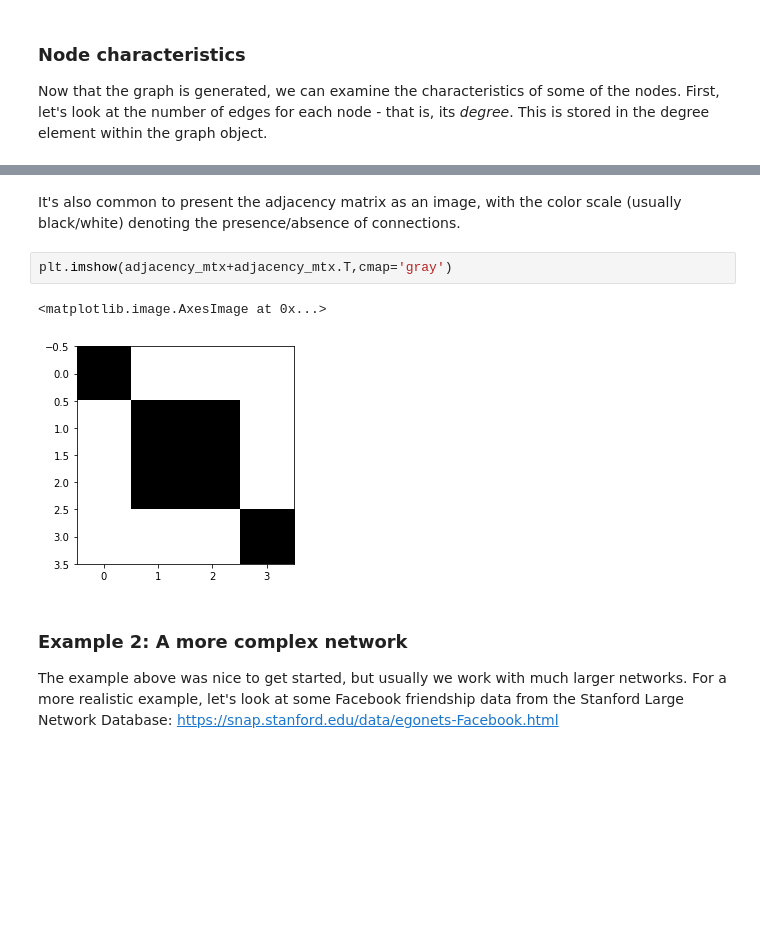
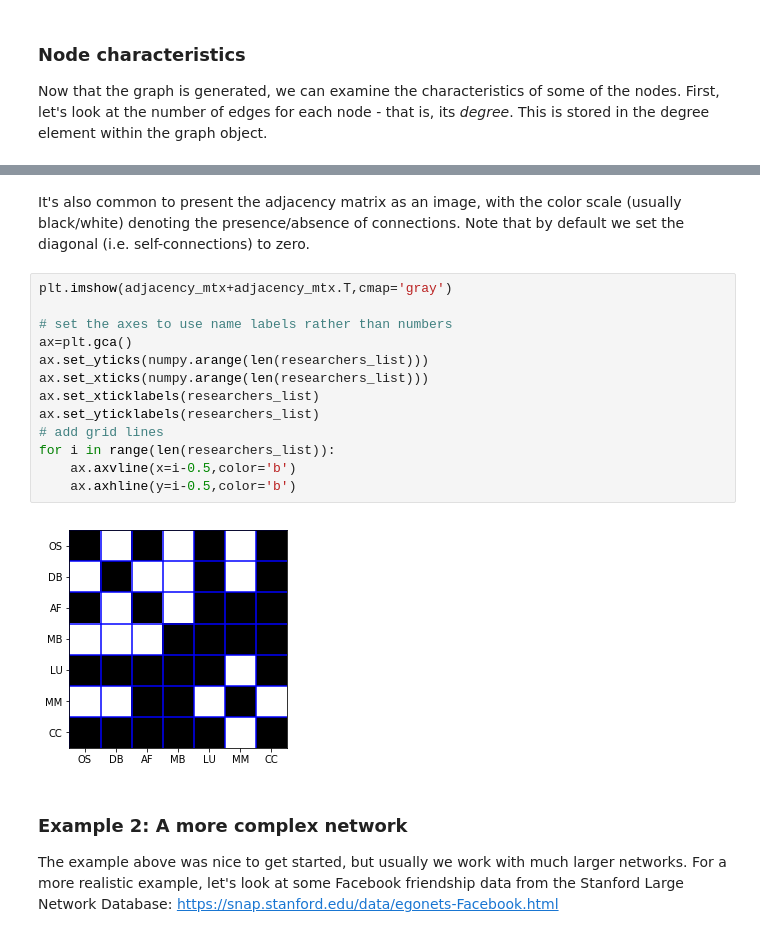
Before and after one commit to BrainNetworksCourse/brain-networks-course, a Jupyter notebook: Week2-GraphTheory/GraphTheoryLab.ipynb, the cells around one changed output, grey strips where cells are left out. Cells and saved outputs as stored; diff of their text form; blank space fills up the shorter version.

```diff
--- a/Week2-GraphTheory/GraphTheoryLab.ipynb
+++ b/Week2-GraphTheory/GraphTheoryLab.ipynb
@@ -134,10 +213,20 @@ RM   1   1   1   0       3
 # %% [markdown]
-It's also common to present the adjacency matrix as an image, with the color scale (usually black/white) denoting the presence/absence of connections.
+It's also common to present the adjacency matrix as an image, with the color scale (usually black/white) denoting the presence/absence of connections. Note that by default we set the diagonal (i.e. self-connections) to zero.
-# %%
-plt.imshow(adjacency_mtx+adjacency_mtx.T,cmap='gray')
-# %% [output]
-<matplotlib.image.AxesImage at 0x...>
-[figure, removed]
+# %%
+plt.imshow(adjacency_mtx+adjacency_mtx.T,cmap='gray')
+
+# set the axes to use name labels rather than numbers
+ax=plt.gca()
+ax.set_yticks(numpy.arange(len(researchers_list)))
+ax.set_xticks(numpy.arange(len(researchers_list)))
+ax.set_xticklabels(researchers_list)
+ax.set_yticklabels(researchers_list)
+# add grid lines
+for i in range(len(researchers_list)):
+    ax.axvline(x=i-0.5,color='b')
+    ax.axhline(y=i-0.5,color='b')
+# %% [output]
+[figure, added]
 # %% [markdown]
 ### Example 2: A more complex network
 
```
Also changed, not shown: parts of 48 cells of this notebook.
